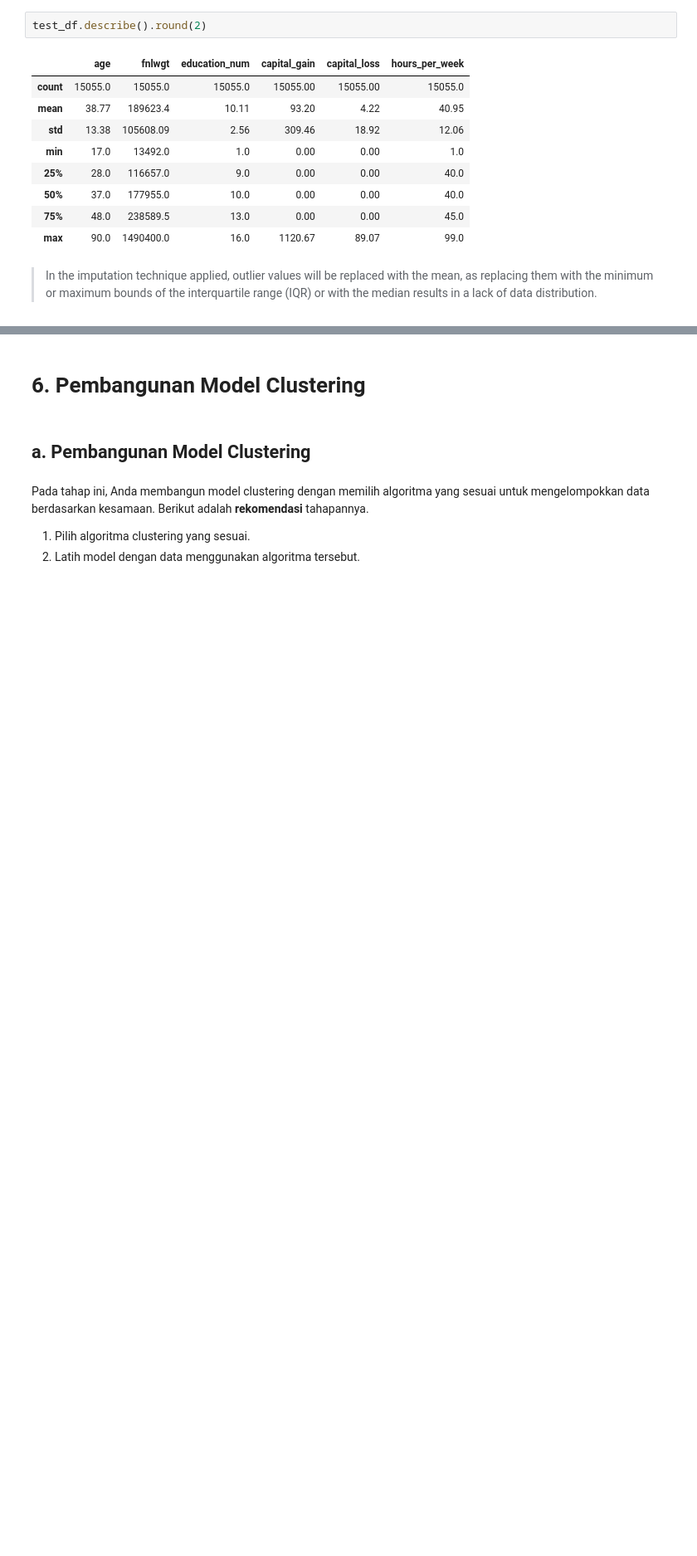
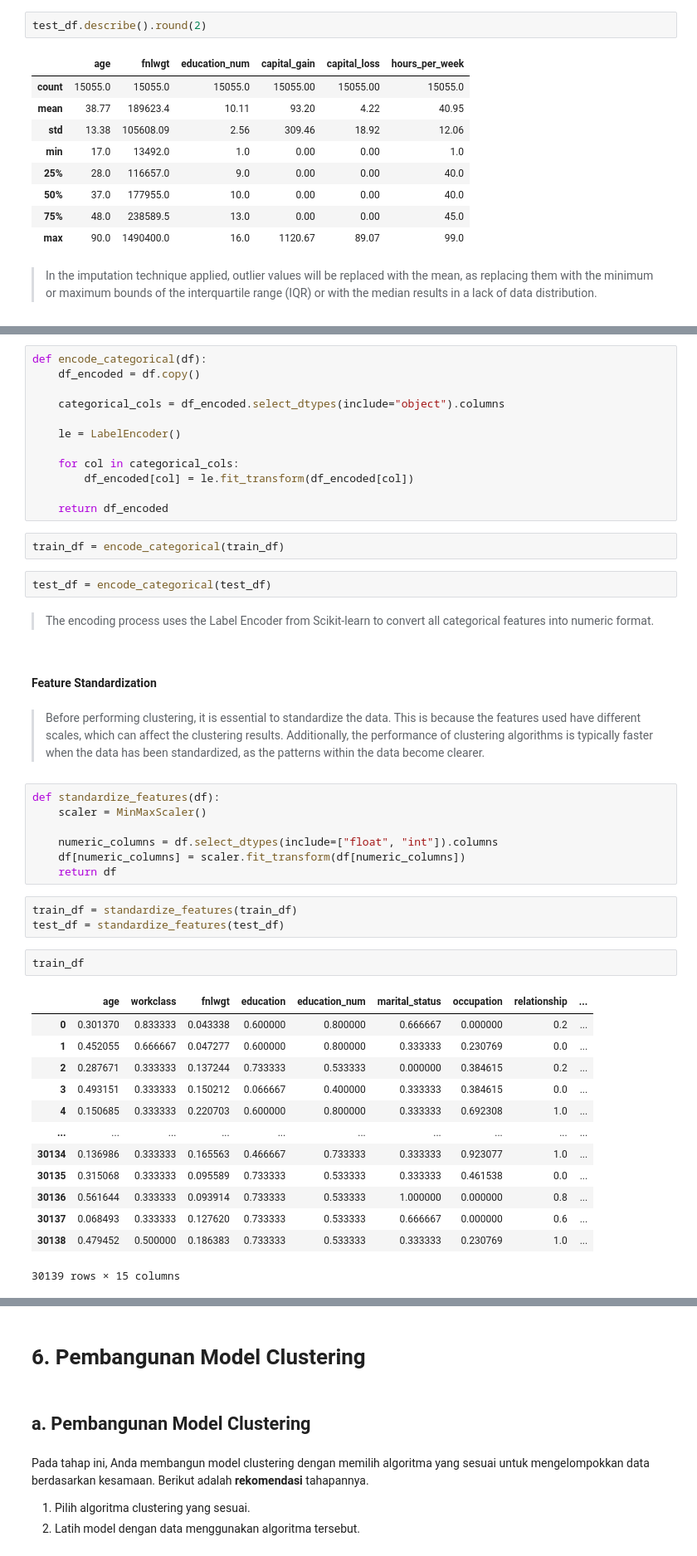
Before and after one commit to Maoelan/adult-income-clustering-classification, a Jupyter notebook: [Clustering] Submission Akhir BMLP_Maulana Muhammad.ipynb, the cells around one changed output, grey strips where cells are left out. Shown at 83% size. Saved outputs shown, nothing was run; the diff lists cells and outputs as text; blank space fills up the shorter version.

Commit message:
[add]: feature standardization & combining train and test sets into one dataFrame

```diff
--- a/[Clustering] Submission Akhir BMLP_Maulana Muhammad.ipynb
+++ b/[Clustering] Submission Akhir BMLP_Maulana Muhammad.ipynb
@@ -647,0 +661,48 @@ test_df.describe().round(2)
+# %%
+def encode_categorical(df):
+    df_encoded = df.copy()
+
+    categorical_cols = df_encoded.select_dtypes(include="object").columns
+
+    le = LabelEncoder()
+
+    for col in categorical_cols:
+        df_encoded[col] = le.fit_transform(df_encoded[col])
+
+    return df_encoded
+# %%
+train_df = encode_categorical(train_df)
+# %%
+test_df = encode_categorical(test_df)
+# %% [markdown]
+> The encoding process uses the Label Encoder from Scikit-learn to convert all categorical features into numeric format.
+# %% [markdown]
+#### **Feature Standardization**
+# %% [markdown]
+> Before performing clustering, it is essential to standardize the data. This is because the features used have different scales, which can affect the clustering results. Additionally, the performance of clustering algorithms is typically faster when the data has been standardized, as the patterns within the data become clearer.
+# %%
+def standardize_features(df):
+    scaler = MinMaxScaler()
+
+    numeric_columns = df.select_dtypes(include=["float", "int"]).columns
+    df[numeric_columns] = scaler.fit_transform(df[numeric_columns])
+    return df
+# %%
+train_df = standardize_features(train_df)
+test_df = standardize_features(test_df)
+# %%
+train_df
+# %% [output]
+|  | age | workclass | fnlwgt | education | education_num | marital_status | occupation | relationship | ... |
+| 0 | 0.301370 | 0.833333 | 0.043338 | 0.600000 | 0.800000 | 0.666667 | 0.000000 | 0.2 | ... |
+| 1 | 0.452055 | 0.666667 | 0.047277 | 0.600000 | 0.800000 | 0.333333 | 0.230769 | 0.0 | ... |
+| 2 | 0.287671 | 0.333333 | 0.137244 | 0.733333 | 0.533333 | 0.000000 | 0.384615 | 0.2 | ... |
+| 3 | 0.493151 | 0.333333 | 0.150212 | 0.066667 | 0.400000 | 0.333333 | 0.384615 | 0.0 | ... |
+| 4 | 0.150685 | 0.333333 | 0.220703 | 0.600000 | 0.800000 | 0.333333 | 0.692308 | 1.0 | ... |
+| ... | ... | ... | ... | ... | ... | ... | ... | ... | ... |
+| 30134 | 0.136986 | 0.333333 | 0.165563 | 0.466667 | 0.733333 | 0.333333 | 0.923077 | 1.0 | ... |
+| 30135 | 0.315068 | 0.333333 | 0.095589 | 0.733333 | 0.533333 | 0.333333 | 0.461538 | 0.0 | ... |
+| 30136 | 0.561644 | 0.333333 | 0.093914 | 0.733333 | 0.533333 | 1.000000 | 0.000000 | 0.8 | ... |
+| 30137 | 0.068493 | 0.333333 | 0.127620 | 0.733333 | 0.533333 | 0.666667 | 0.000000 | 0.6 | ... |
+| 30138 | 0.479452 | 0.500000 | 0.186383 | 0.733333 | 0.533333 | 0.333333 | 0.230769 | 1.0 | ... |
+30139 rows × 15 columns
```
Also changed, not shown: parts of 12 cells of this notebook.
